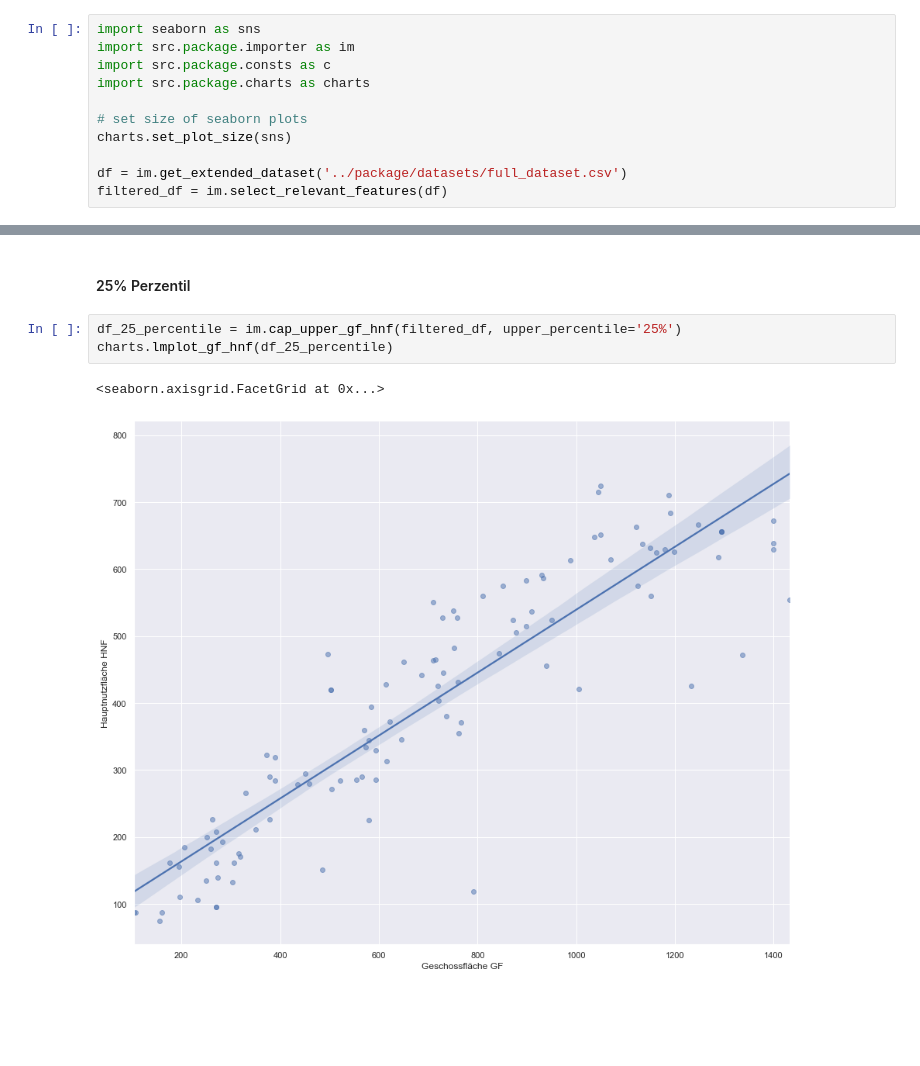
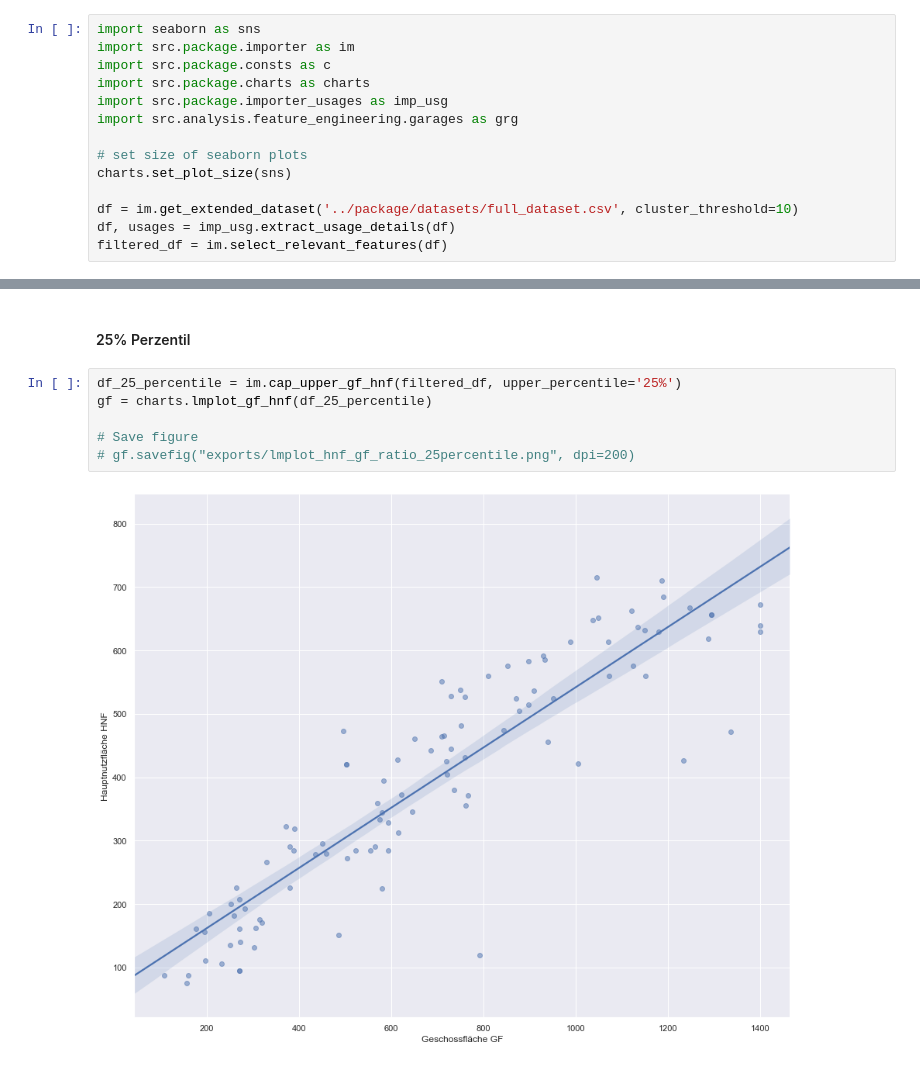
Before and after one commit to FHNW-RW/ip5-metriken-bauwesen, a Jupyter notebook: src/analysis/hnf_gf.ipynb, the cells around one changed output, grey strips where cells are left out. Drawn from its saved outputs; the diff is of its cells as text; blank space fills up the shorter version.

```diff
--- a/src/analysis/hnf_gf.ipynb
+++ b/src/analysis/hnf_gf.ipynb
@@ -5,11 +5,14 @@ import seaborn as sns
 import src.package.importer as im
 import src.package.consts as c
 import src.package.charts as charts
+import src.package.importer_usages as imp_usg
+import src.analysis.feature_engineering.garages as grg
 
 # set size of seaborn plots
 charts.set_plot_size(sns)
 
-df = im.get_extended_dataset('../package/datasets/full_dataset.csv')
+df = im.get_extended_dataset('../package/datasets/full_dataset.csv', cluster_threshold=10)
+df, usages = imp_usg.extract_usage_details(df)
 filtered_df = im.select_relevant_features(df)
 # %% [markdown]
 ### Allgemein
@@ -62,9 +67,11 @@ charts.lmplot_gf_hnf(df_75_percentile)
 #### 25% Perzentil
 # %%
 df_25_percentile = im.cap_upper_gf_hnf(filtered_df, upper_percentile='25%')
-charts.lmplot_gf_hnf(df_25_percentile)
+gf = charts.lmplot_gf_hnf(df_25_percentile)
+
+# Save figure
+# gf.savefig("exports/lmplot_hnf_gf_ratio_25percentile.png", dpi=200)
 # %% [output]
-<seaborn.axisgrid.FacetGrid at 0x...>
-[figure, old version]
+[figure, new version]
 # %% [markdown]
 #### Clustering
```
Also changed, not shown: parts of 11 cells of this notebook, 4 other files.
